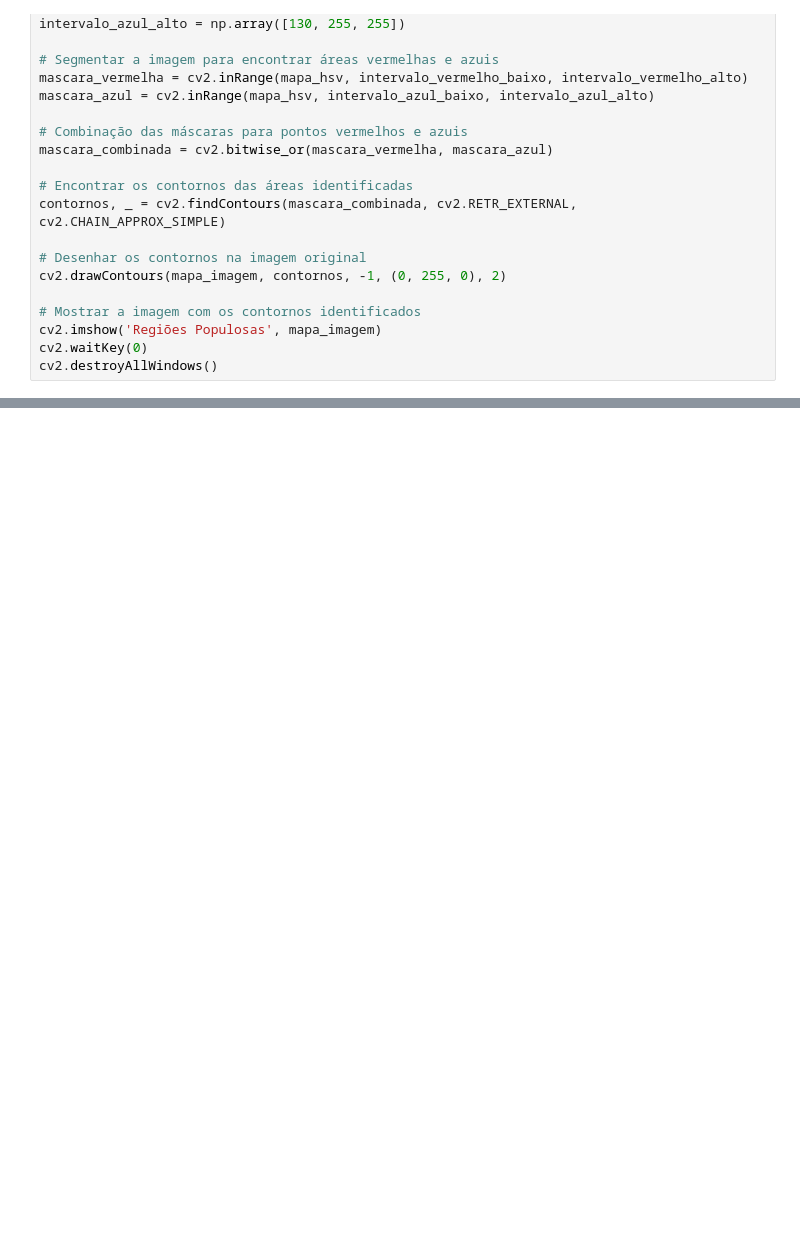
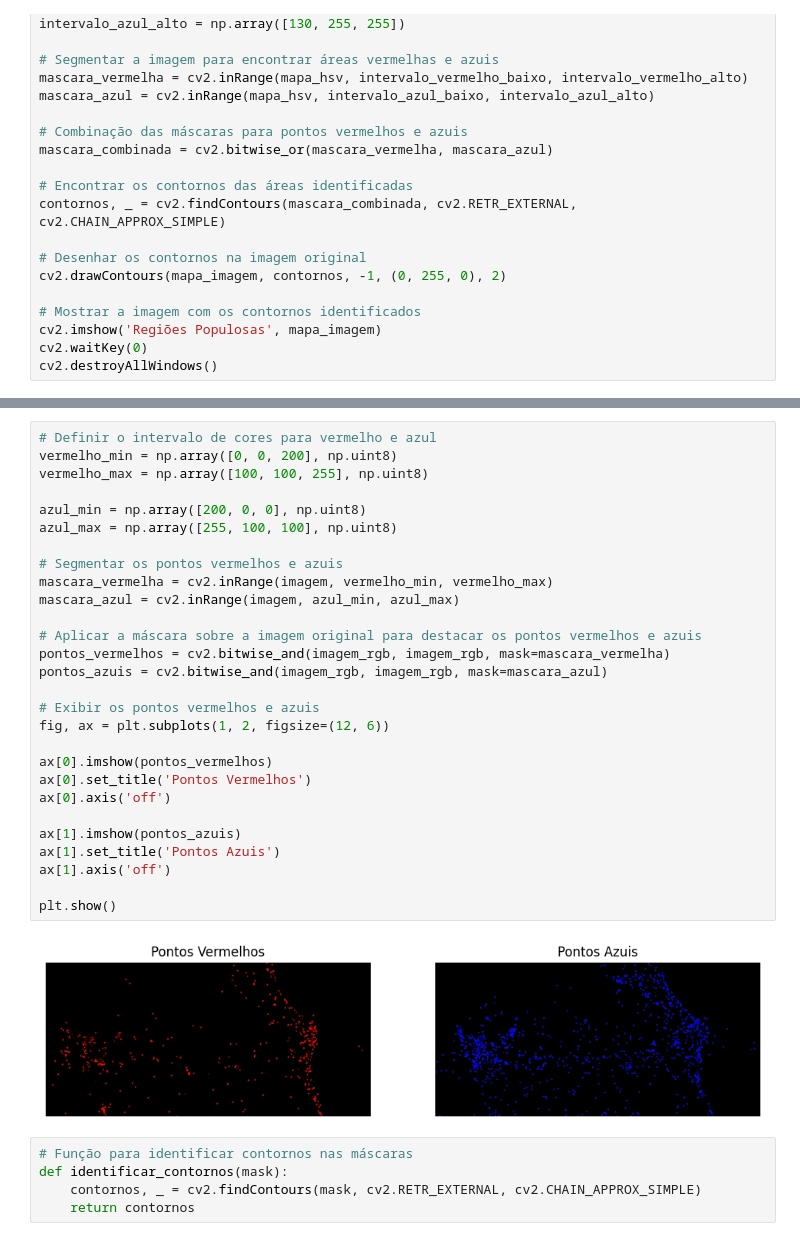
Before and after one commit to HiebertDiogo/Projeto-Final-PDI, a Jupyter notebook: main.ipynb, the cells around one changed output, grey strips where cells are left out. Saved outputs shown, nothing was run; the diff lists cells and outputs as text; blank space fills up the shorter version.

```diff
--- a/main.ipynb
+++ b/main.ipynb
@@ -188,0 +106,35 @@ Error:
+# %%
+# Definir o intervalo de cores para vermelho e azul
+vermelho_min = np.array([0, 0, 200], np.uint8)
+vermelho_max = np.array([100, 100, 255], np.uint8)
+
+azul_min = np.array([200, 0, 0], np.uint8)
+azul_max = np.array([255, 100, 100], np.uint8)
+
+# Segmentar os pontos vermelhos e azuis
+mascara_vermelha = cv2.inRange(imagem, vermelho_min, vermelho_max)
+mascara_azul = cv2.inRange(imagem, azul_min, azul_max)
+
+# Aplicar a máscara sobre a imagem original para destacar os pontos vermelhos e azuis
+pontos_vermelhos = cv2.bitwise_and(imagem_rgb, imagem_rgb, mask=mascara_vermelha)
+pontos_azuis = cv2.bitwise_and(imagem_rgb, imagem_rgb, mask=mascara_azul)
+
+# Exibir os pontos vermelhos e azuis
+fig, ax = plt.subplots(1, 2, figsize=(12, 6))
+
+ax[0].imshow(pontos_vermelhos)
+ax[0].set_title('Pontos Vermelhos')
+ax[0].axis('off')
+
+ax[1].imshow(pontos_azuis)
+ax[1].set_title('Pontos Azuis')
+ax[1].axis('off')
+
+plt.show()
+# %% [output]
+[figure, added]
+# %%
+# Função para identificar contornos nas máscaras
+def identificar_contornos(mask):
+    contornos, _ = cv2.findContours(mask, cv2.RETR_EXTERNAL, cv2.CHAIN_APPROX_SIMPLE)
+    return contornos
```
Also changed, not shown: parts of 7 cells of this notebook, 3 other files.
